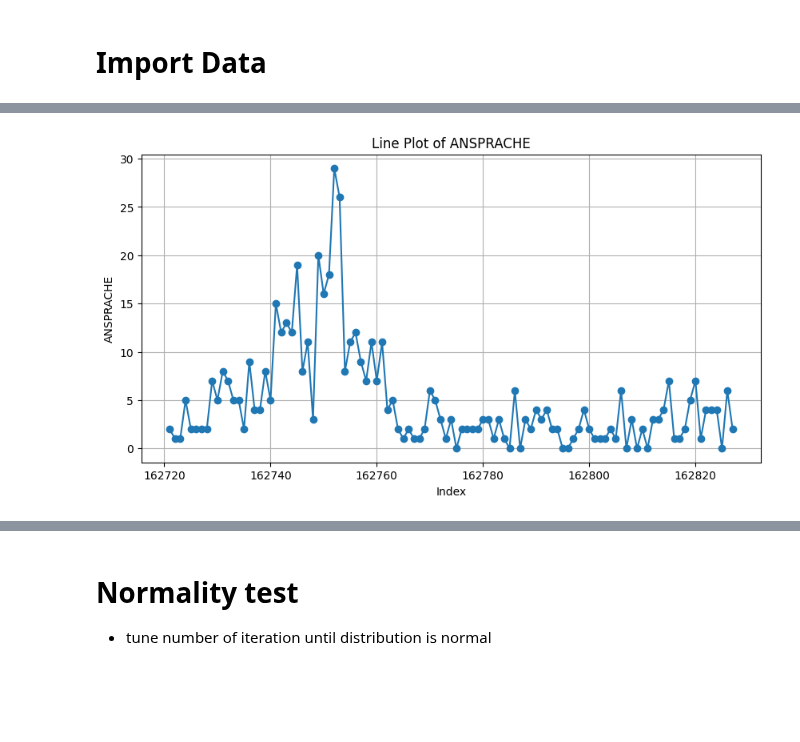
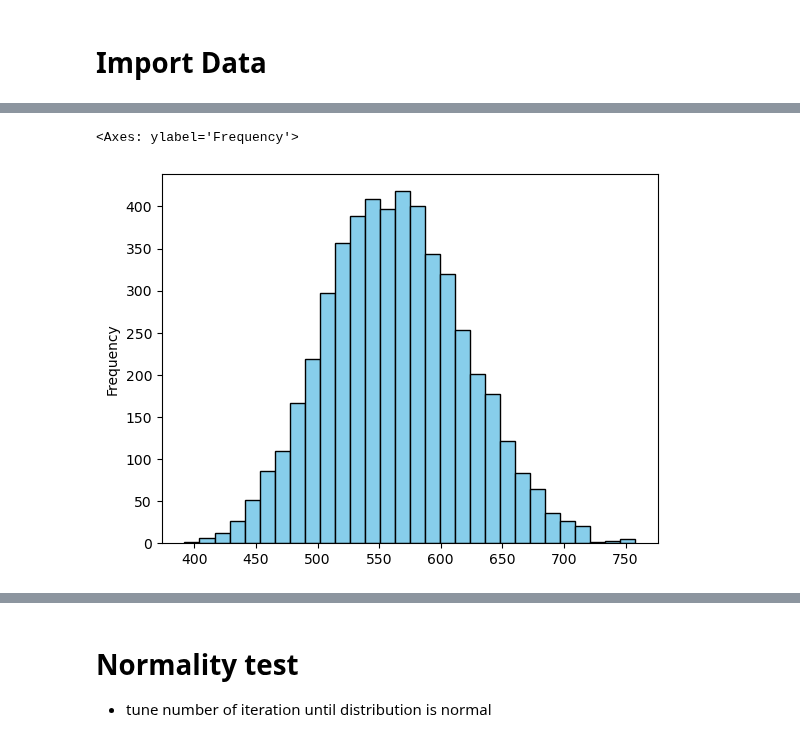
Before and after one commit to chrisnhr/Diplom, a Jupyter notebook: bootstrapping.ipynb, the cells around one changed output, grey strips where cells are left out. Cells and saved outputs as stored; diff of their text form; code cells hidden in the pictures; blank space fills up the shorter version.

```diff
--- a/bootstrapping.ipynb
+++ b/bootstrapping.ipynb
@@ -105,2 +170,7 @@ sampeler.iid_bootstrap(1, 0)
+# %%
+results.plot(kind="hist", bins=30, color="skyblue", edgecolor="black")
+# %% [output]
+<Axes: ylabel='Frequency'>
+[figure, added]
 # %%
 #brauche ich eine Solution-Klasse oder schreibe ich die einfach immer in eine Datei?
@@ -147,10 +181,0 @@ og, test = lbb()
-# %%
-plt.figure(figsize=(10, 5))
-plt.plot(og, marker='o')  # Plot the list directly
-plt.title('Line Plot of ANSPRACHE')
-plt.xlabel('Index')
-plt.ylabel('ANSPRACHE')
-plt.grid()
-plt.show()
-# %% [output]
-[figure, removed]
```
Also changed, not shown: parts of 25 cells of this notebook, 4 other files.
